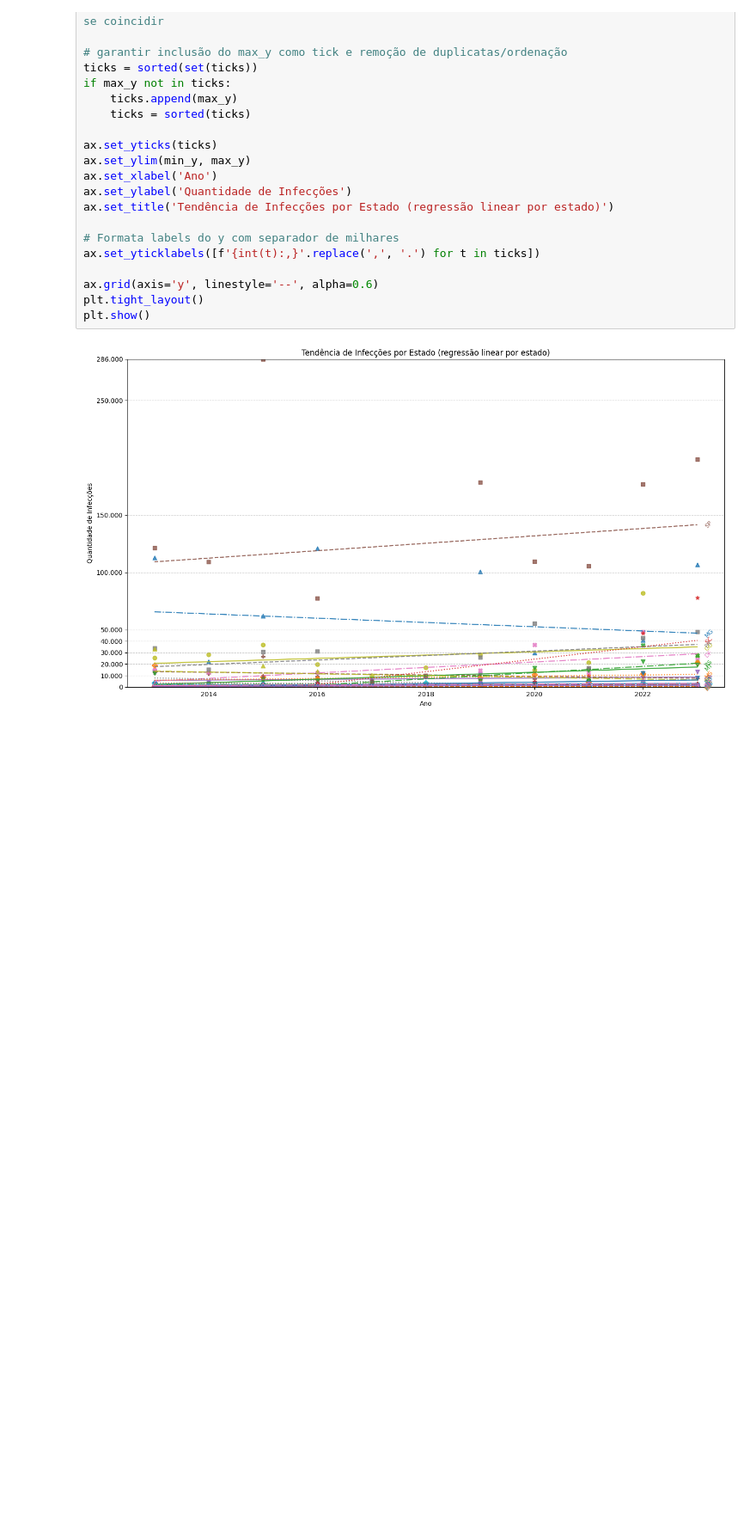
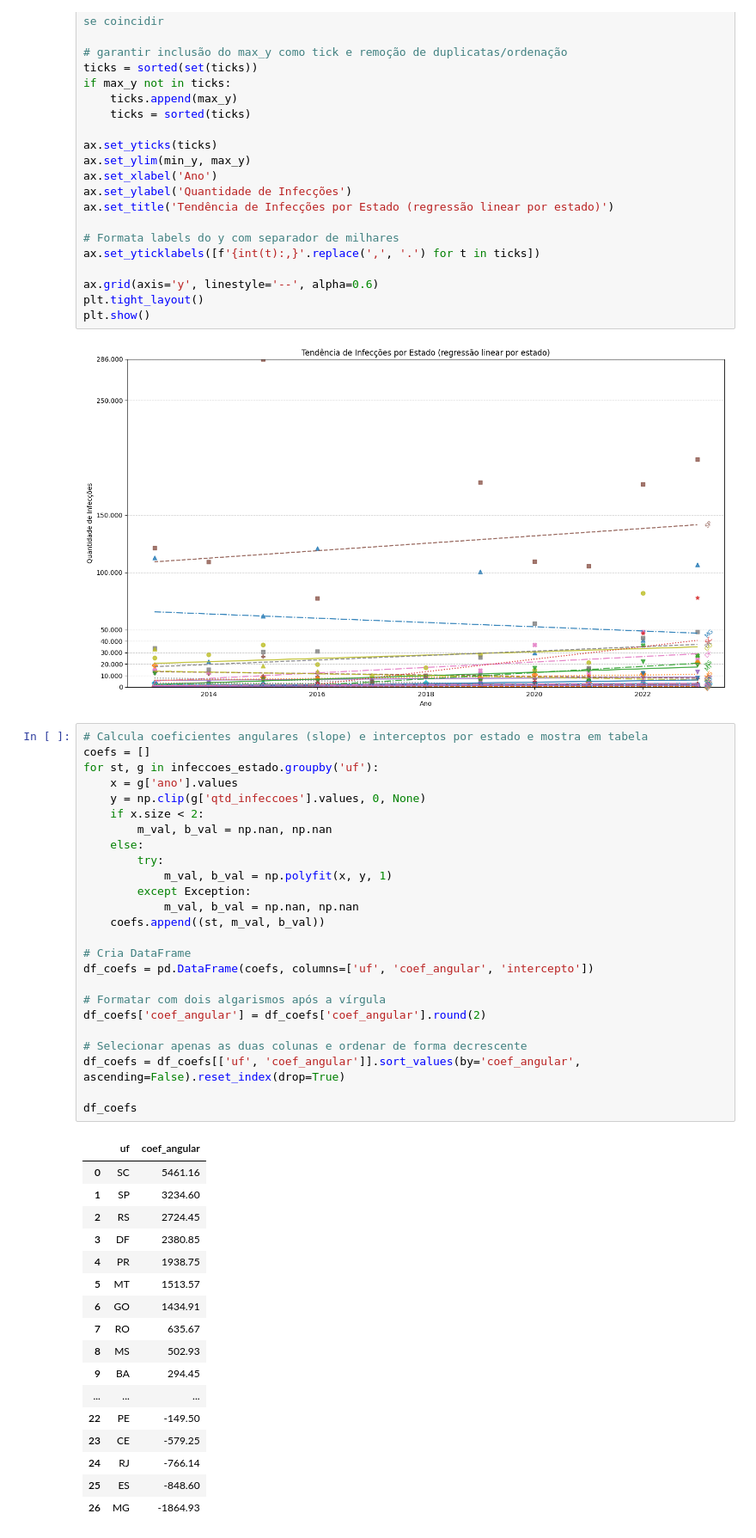
Before and after one commit to rafaellccouto/pos_tech_dengue, a Jupyter notebook: postech_aula_dengue.ipynb, the cells around one changed output. Shown at 86% size. Cells and saved outputs as stored; diff of their text form; blank space fills up the shorter version.

Commit message:
Tabela de coeficientes angulares adicionada

```diff
--- a/postech_aula_dengue.ipynb
+++ b/postech_aula_dengue.ipynb
@@ -406,3 +406,46 @@ plt.tight_layout()
 plt.show()
 # %% [output]
 [figure]
+# %%
+# Calcula coeficientes angulares (slope) e interceptos por estado e mostra em tabela
+coefs = []
+for st, g in infeccoes_estado.groupby('uf'):
+    x = g['ano'].values
+    y = np.clip(g['qtd_infeccoes'].values, 0, None)
+    if x.size < 2:
+        m_val, b_val = np.nan, np.nan
+    else:
+        try:
+            m_val, b_val = np.polyfit(x, y, 1)
+        except Exception:
+            m_val, b_val = np.nan, np.nan
+    coefs.append((st, m_val, b_val))
+
+# Cria DataFrame
+df_coefs = pd.DataFrame(coefs, columns=['uf', 'coef_angular', 'intercepto'])
+
+# Formatar com dois algarismos após a vírgula
+df_coefs['coef_angular'] = df_coefs['coef_angular'].round(2)
+
+# Selecionar apenas as duas colunas e ordenar de forma decrescente
+df_coefs = df_coefs[['uf', 'coef_angular']].sort_values(by='coef_angular', ascending=False).reset_index(drop=True)
+
+df_coefs
+# %% [output]
+|  | uf | coef_angular |
+| 0 | SC | 5461.16 |
+| 1 | SP | 3234.60 |
+| 2 | RS | 2724.45 |
+| 3 | DF | 2380.85 |
+| 4 | PR | 1938.75 |
+| 5 | MT | 1513.57 |
+| 6 | GO | 1434.91 |
+| 7 | RO | 635.67 |
+| 8 | MS | 502.93 |
+| 9 | BA | 294.45 |
+| ... | ... | ... |
+| 22 | PE | -149.50 |
+| 23 | CE | -579.25 |
+| 24 | RJ | -766.14 |
+| 25 | ES | -848.60 |
+| 26 | MG | -1864.93 |
```
